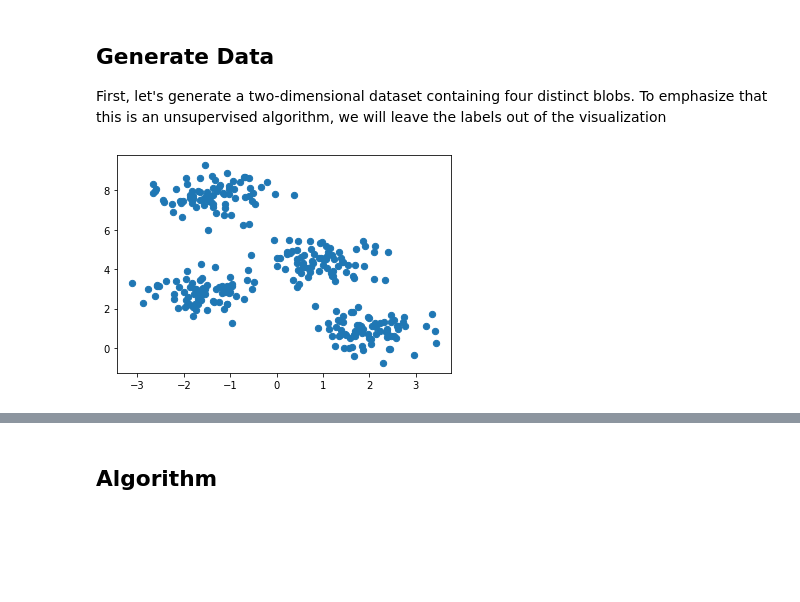
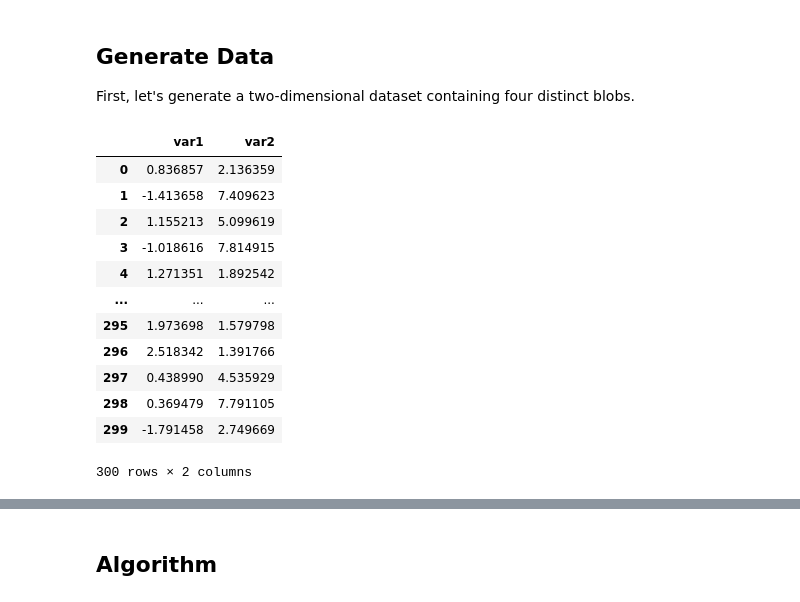
Before and after one commit to kirenz/lab-clustering, a Jupyter notebook: tutorial/hierarchical.ipynb, the cells around one changed output, grey strips where cells are left out. Drawn from its saved outputs; the diff is of its cells as text; code cells hidden in the pictures; blank space fills up the shorter version.

```diff
--- a/tutorial/hierarchical.ipynb
+++ b/tutorial/hierarchical.ipynb
@@ -35,10 +12,24 @@ While these examples give some intuition about the algorithms, this intuition mi
 # %% [markdown]
 ## Generate Data
 
-First, let's generate a two-dimensional dataset containing four distinct blobs. To emphasize that this is an unsupervised algorithm, we will leave the labels out of the visualization
+First, let's generate a two-dimensional dataset containing four distinct blobs.
 # %%
 X, y_true = make_blobs(n_samples=300, centers=4,
                        cluster_std=0.60, random_state=0)
-plt.scatter(X[:, 0], X[:, 1], s=40);
-# %% [output]
-[figure, removed]
+# %%
+df = pd.DataFrame(X, columns=['var1', 'var2'])
+df
+# %% [output]
+|  | var1 | var2 |
+| 0 | 0.836857 | 2.136359 |
+| 1 | -1.413658 | 7.409623 |
+| 2 | 1.155213 | 5.099619 |
+| 3 | -1.018616 | 7.814915 |
+| 4 | 1.271351 | 1.892542 |
+| ... | ... | ... |
+| 295 | 1.973698 | 1.579798 |
+| 296 | 2.518342 | 1.391766 |
+| 297 | 0.438990 | 4.535929 |
+| 298 | 0.369479 | 7.791105 |
+| 299 | -1.791458 | 2.749669 |
+300 rows × 2 columns
```
Also changed, not shown: parts of 18 cells of this notebook.
